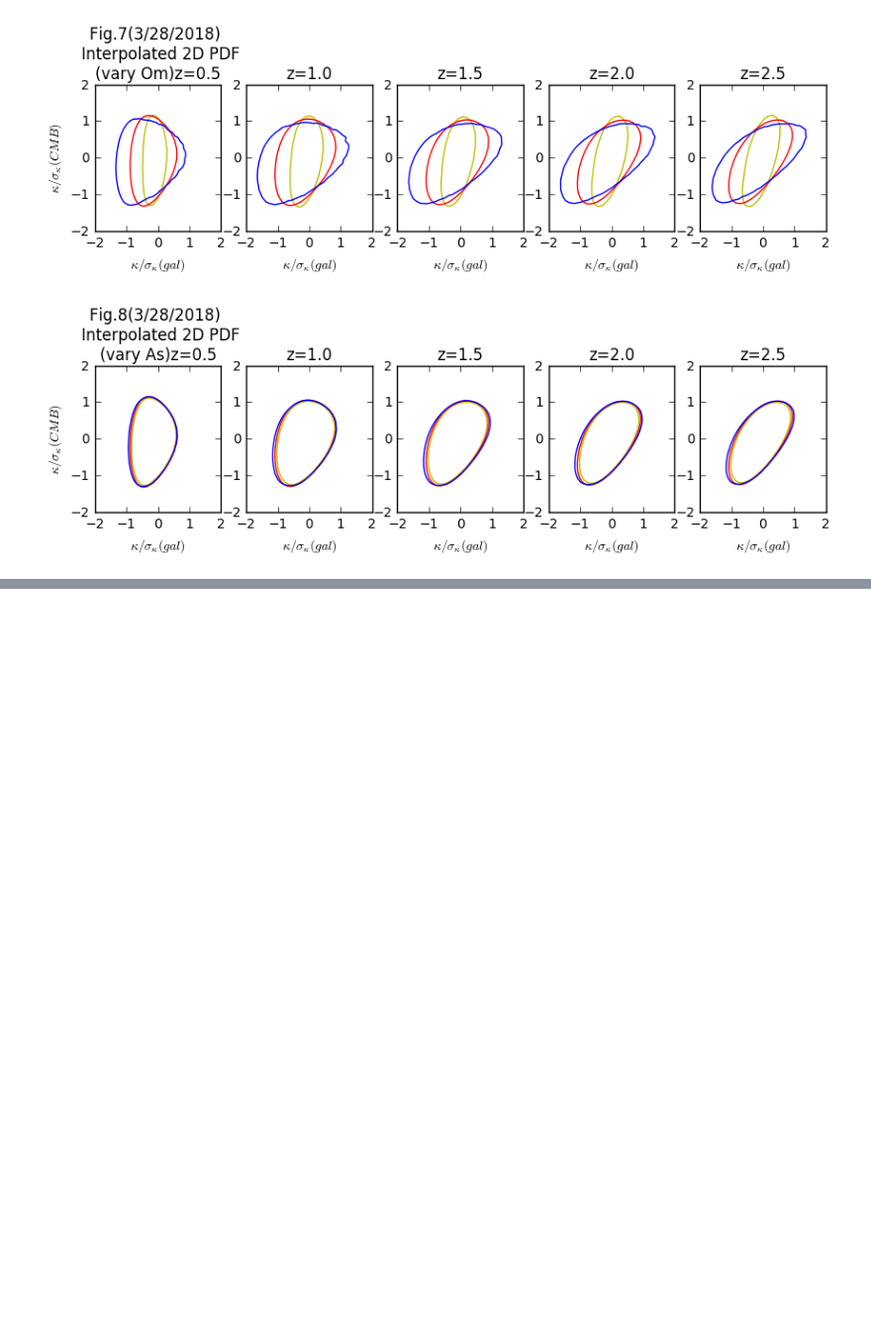
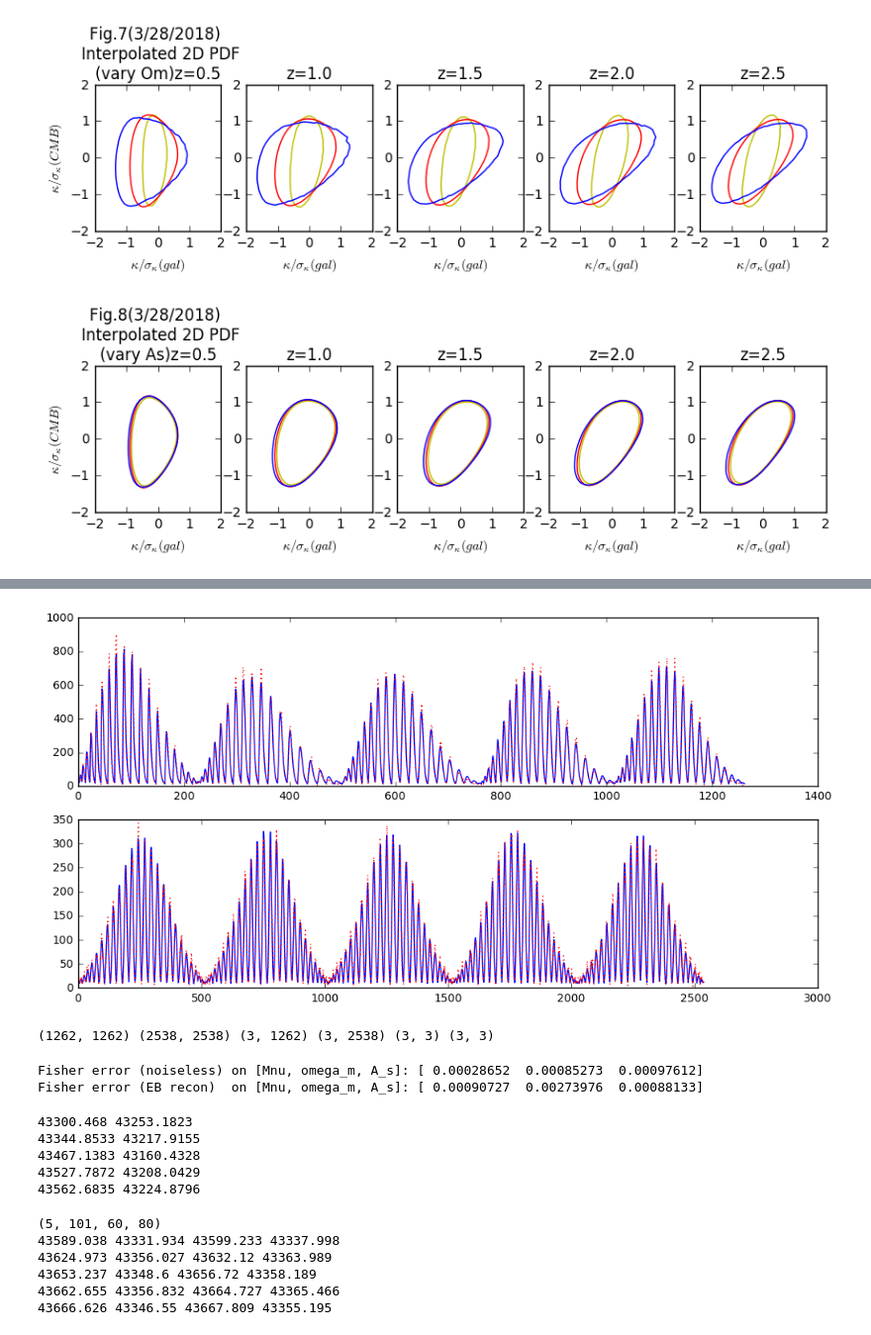
Before and after one commit to liuxx479/PDFs, a Jupyter notebook: PDFs.ipynb, the cells around one changed output, grey strips where cells are left out. Shown at 99% size. Saved outputs shown, nothing was run; the diff lists cells and outputs as text; code cells hidden in the pictures; blank space fills up the shorter version.

```diff
--- a/PDFs.ipynb
+++ b/PDFs.ipynb
@@ -250,6 +261,6 @@ show()
 # %%
-stats_I = swapaxes(sum(pdf2debI[:,:,:,:60].reshape(5, 101, 15, 4, 15, 4), axis=(3,5)), 0, 1)
-stats_N = swapaxes(sum(pdf2debN[:,:,:,:60].reshape(5, 101, 15, 4, 15, 4), axis=(3,5)), 0, 1)
+stats_I = swapaxes(sum(pdf2debI[:,:,:,:60].reshape(5, 101, 60/Nc, Nc, 60/Nc, Nc), axis=(3,5)), 0, 1)
+stats_N = swapaxes(sum(pdf2debN[:,:,:,:60].reshape(5, 101, 60/Nc, Nc, 60/Nc, Nc), axis=(3,5)), 0, 1)
 
 PDF2dInterpI_15bins = WLanalysis.buildInterpolator(stats_I.reshape(len(params),-1)[:, idxI_NZ], params[:,:-1])
 PDF2dInterpN_15bins = WLanalysis.buildInterpolator(stats_N.reshape(len(params),-1)[:, idxN_NZ], params[:,:-1])
@@ -270,0 +296,10 @@ def Fisher(covI, der):
+# %%
+f, (ax,ax2)=subplots(2,1, figsize=(12,6))
+ax.plot(stats_I.reshape(len(params),-1)[:, idxI_NZ] [0], 'b-',label='der arr')
+ax.plot(pdf2dI_cov_flat[:, idxI_NZ] [0], 'r:',label='cov array')
+
+ax2.plot(stats_N.reshape(len(params),-1)[:, idxN_NZ] [0], 'b-',label='der arr')
+ax2.plot(pdf2dN_cov_flat[:, idxN_NZ] [0], 'r:',label='cov array')
+show()
+# %% [output]
+[figure, added]
@@ -270,0 +309,30 @@ def Fisher(covI, der):
+# %%
+print covII.shape, covIN.shape, derI.shape, derN.shape, FisherI[0].shape, FisherN[0].shape
+# %% [output]
+(1262, 1262) (2538, 2538) (3, 1262) (3, 2538) (3, 3) (3, 3)
+# %%
+print 'Fisher error (noiseless) on [Mnu, omega_m, A_s]:',FisherI[1]*sqrt(12.25/2e4)
+print 'Fisher error (EB recon)  on [Mnu, omega_m, A_s]:',FisherN[1]*sqrt(12.25/2e4)
+# %% [output]
+Fisher error (noiseless) on [Mnu, omega_m, A_s]: [ 0.00028652  0.00085273  0.00097612]
+Fisher error (EB recon)  on [Mnu, omega_m, A_s]: [ 0.00090727  0.00273976  0.00088133]
+# %%
+for i in range(5):
+    print sum(mean(pdf2dI_cov[i], axis=0)),sum(mean(pdf2dN_cov[i], axis=0))
+# %% [output]
+43300.468 43253.1823
+43344.8533 43217.9155
+43467.1383 43160.4328
+43527.7872 43208.0429
+43562.6835 43224.8796
+# %%
+print pdf2debI.shape
+for i in range(5):
+    print sum(pdf2debI[i][0]), sum(pdf2debN[i][0]), sum(pdf2debI[i][1]), sum(pdf2debN[i][1])
+# %% [output]
+(5, 101, 60, 80)
+43589.038 43331.934 43599.233 43337.998
+43624.973 43356.027 43632.12 43363.989
+43653.237 43348.6 43656.72 43358.189
+43662.655 43356.832 43664.727 43365.466
+43666.626 43346.55 43667.809 43355.195
```
Also changed, not shown: parts of 21 cells of this notebook.
